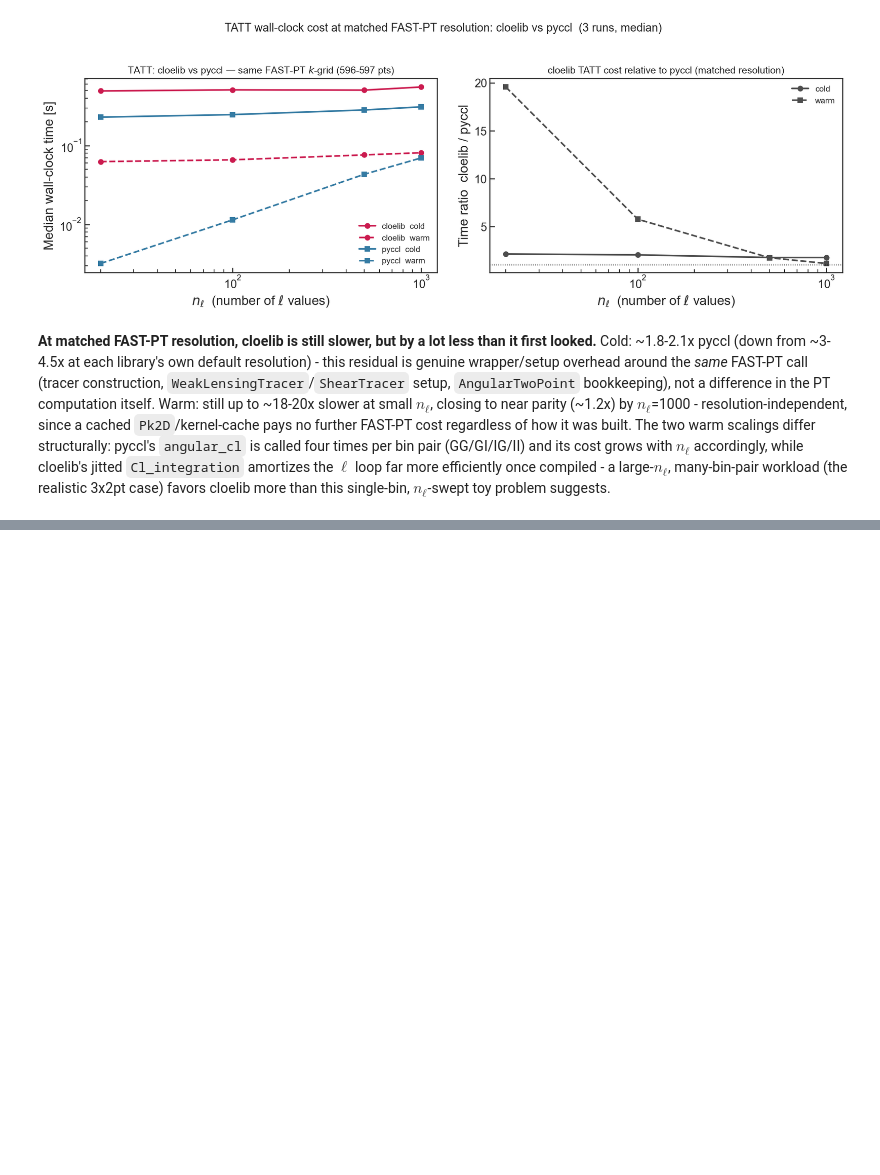
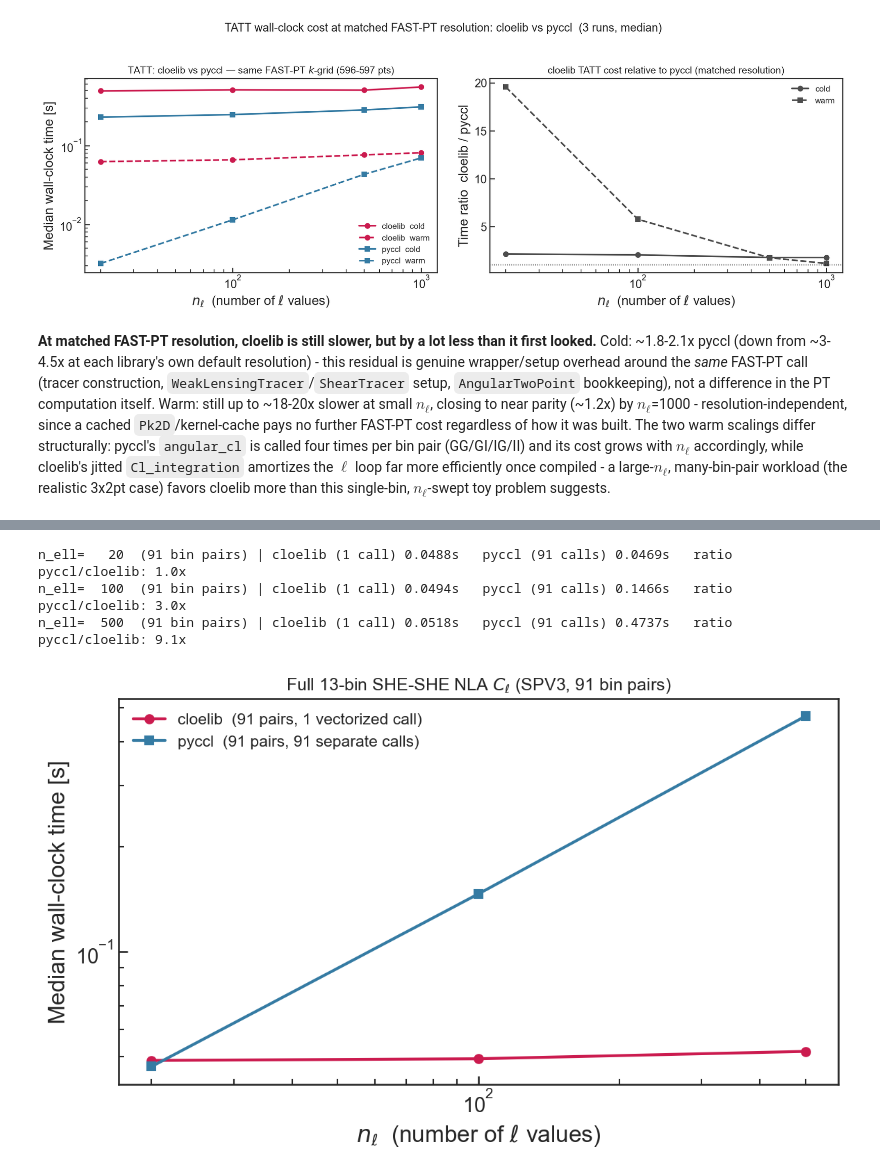
Before and after one commit to cloe-org/playground, a Jupyter notebook: tutorials/profiling/time_comparison.ipynb, the cells around one changed output, grey strips where cells are left out. Drawn from its saved outputs; the diff is of its cells as text; code cells hidden in the pictures; blank space fills up the shorter version.

```diff
--- a/tutorials/profiling/time_comparison.ipynb
+++ b/tutorials/profiling/time_comparison.ipynb
@@ -122,7 +122,7 @@ tracer_pos_cl = PositionsTracer(
 )
 tracer_she_cl = ShearTracer(
     perturbations=nonlin_pert, dndz=my_dndz_norm,
-    z=zs, nuisance_params=nuisance_she,
+    z=zs, nuisance_params=nuisance_she, ia_model='NLA',
 )
 
 tp_gg = AngularTwoPoint(tracer_pos_cl, tracer_pos_cl)
@@ -1544,0 +1549,54 @@ plt.show()
+# %%
+results_multibin = {"cloelib": {}, "pyccl": {}}
+N_REPEAT_MULTIBIN = 3
+nell_values_multibin = [20, 100, 500]
+
+for nell in nell_values_multibin:
+    ells_mb = np.unique(np.geomspace(2, 2999, nell).astype(int))
+
+    _ = tp_ee.get_Cl(ells_mb, 0, nonlin_pert.k)  # warm-up
+    t_cl = timeit.repeat(lambda: tp_ee.get_Cl(ells_mb, 0, nonlin_pert.k),
+                          repeat=N_REPEAT_MULTIBIN, number=1)
+    results_multibin["cloelib"][nell] = np.median(t_cl)
+
+    def _ccl_all_pairs():
+        out = {}
+        for i in range(n_bins):
+            for j in range(i, n_bins):
+                out[i, j] = ccl.angular_cl(cosmo_ccl, tracers_she_ccl[i], tracers_she_ccl[j],
+                                            ells_mb, limber_integration_method='spline')
+        return out
+    _ = _ccl_all_pairs()  # warm-up
+    t_ccl = timeit.repeat(_ccl_all_pairs, repeat=N_REPEAT_MULTIBIN, number=1)
+    results_multibin["pyccl"][nell] = np.median(t_ccl)
+
+    n_pairs = n_bins * (n_bins + 1) // 2
+    print(f"n_ell={nell:5d}  ({n_pairs} bin pairs) | "
+          f"cloelib (1 call) {results_multibin['cloelib'][nell]:.4f}s   "
+          f"pyccl ({n_pairs} calls) {results_multibin['pyccl'][nell]:.4f}s   "
+          f"ratio pyccl/cloelib: {results_multibin['pyccl'][nell]/results_multibin['cloelib'][nell]:.1f}x")
+# %% [output]
+n_ell=   20  (91 bin pairs) | cloelib (1 call) 0.0488s   pyccl (91 calls) 0.0469s   ratio pyccl/cloelib: 1.0x
+n_ell=  100  (91 bin pairs) | cloelib (1 call) 0.0494s   pyccl (91 calls) 0.1466s   ratio pyccl/cloelib: 3.0x
+n_ell=  500  (91 bin pairs) | cloelib (1 call) 0.0518s   pyccl (91 calls) 0.4737s   ratio pyccl/cloelib: 9.1x
+# %%
+fig, ax = plt.subplots(figsize=(8, 5))
+nell_arr_mb = np.array(nell_values_multibin)
+cl_t = np.array([results_multibin["cloelib"][n] for n in nell_values_multibin])
+pc_t = np.array([results_multibin["pyccl"][n] for n in nell_values_multibin])
+
+ax.plot(nell_arr_mb, cl_t, color=sns.color_palette("rocket", 3)[1], lw=2, marker='o',
+        label='cloelib  (91 pairs, 1 vectorized call)')
+ax.plot(nell_arr_mb, pc_t, color=sns.color_palette("mako", 3)[1], lw=2, marker='s',
+        label='pyccl  (91 pairs, 91 separate calls)')
+ax.set_xlabel(r'$n_\ell$  (number of $\ell$ values)')
+ax.set_ylabel('Median wall-clock time [s]')
+ax.set_title('Full 13-bin SHE-SHE NLA $C_\\ell$ (SPV3, 91 bin pairs)')
+ax.set_xscale('log'); ax.set_yscale('log')
+ax.legend(fontsize=11, frameon=False)
+ax.tick_params(axis='both', which='both', direction='in')
+plt.tight_layout()
+plt.savefig('time_comparison_NLA_multibin_batching.png', dpi=150, bbox_inches='tight')
+plt.show()
+# %% [output]
+[figure, added]
```
Also changed, not shown: parts of 2 cells of this notebook, 1 other file.
